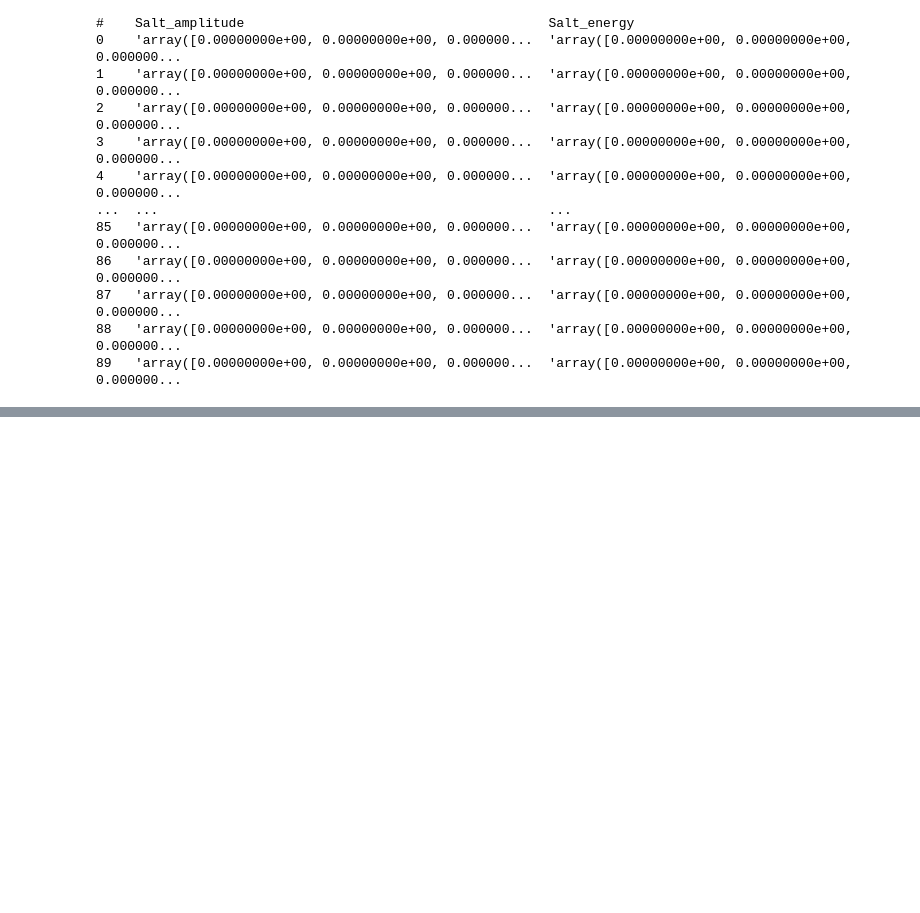
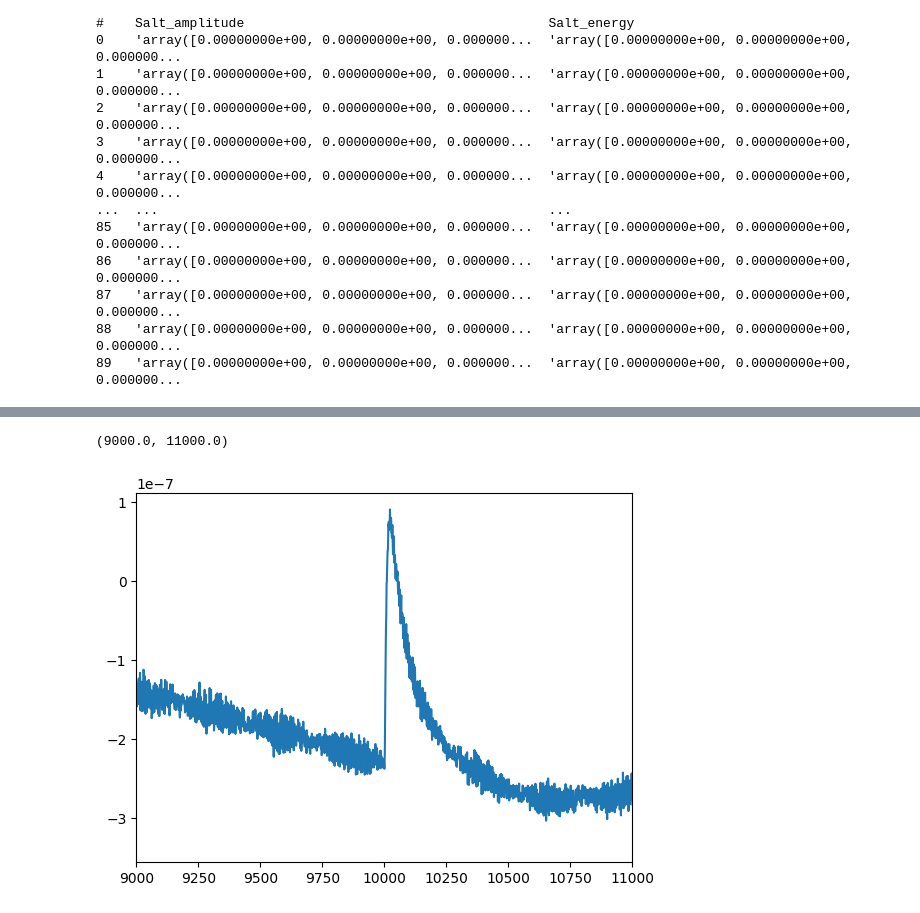
Before and after one commit to spice-herald/detprocess, a Jupyter notebook: examples/salting.ipynb, the cells around one changed output, grey strips where cells are left out. Drawn from its saved outputs; the diff is of its cells as text; code cells hidden in the pictures; blank space fills up the shorter version.

```diff
--- a/examples/salting.ipynb
+++ b/examples/salting.ipynb
@@ -413,0 +426,11 @@ array([-3.13432527e-07, -3.09182191e-07, -3.22433209e-07, ...,
+# %%
+fs = 1.25e6
+dt = 1/fs
+bins = np.asarray(list(range(int(1.25e7))))*dt*1e6
+plt.plot(bins,saltedtrace)
+plt.xlim(9e3,1.1e4)
+#plt.ylim(-0.2,0.2)
+#plt.xlim(9000,11000)
+# %% [output]
+(9000.0, 11000.0)
+[figure, added]
```
Also changed, not shown: parts of 13 cells of this notebook, 1 other file.
